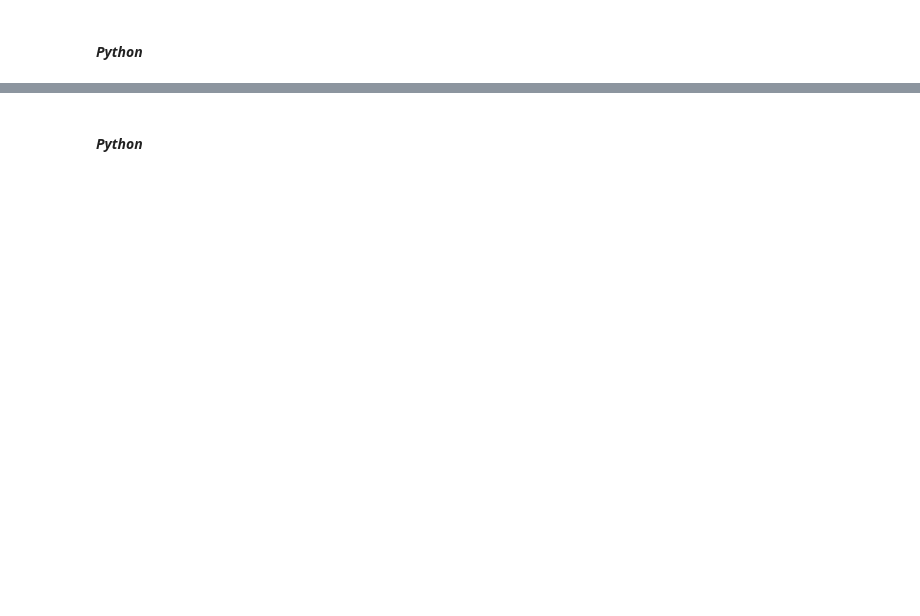
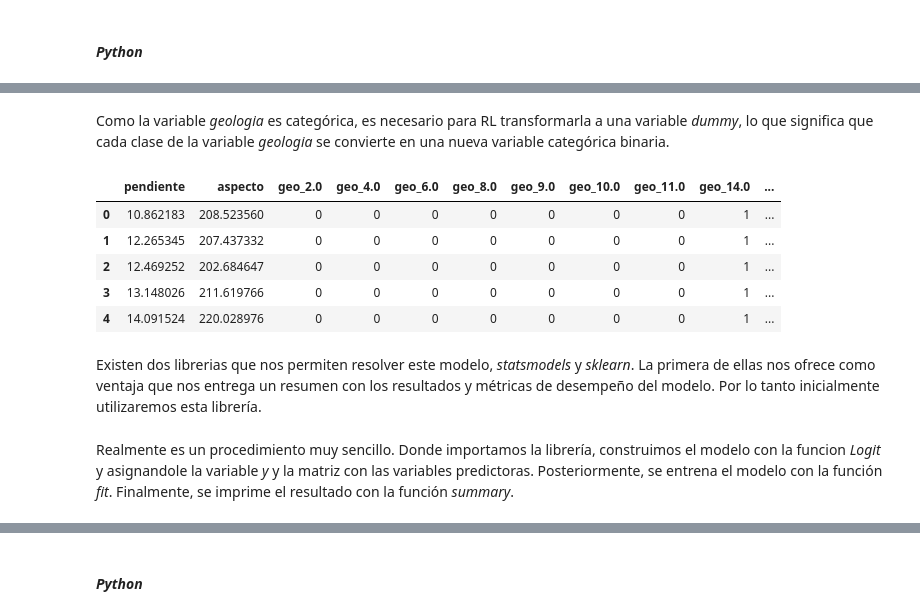
Before and after one commit to edieraristizabal/Libro_cartoGeotecnia, a Jupyter notebook: _sources/08_bivariado.ipynb, the cells around one changed output, grey strips where cells are left out. Drawn from its saved outputs; the diff is of its cells as text; code cells hidden in the pictures; blank space fills up the shorter version.

```diff
--- a/_sources/08_bivariado.ipynb
+++ b/_sources/08_bivariado.ipynb
@@ -1041,0 +1046,7 @@ Ejemplo regresión logística.
+# %%
+from pandas import DataFrame
+d={'inventario':inventario_vector_MenM,'pendiente':pendiente_vector_MenM,'aspecto':aspecto_vector_MenM,'geologia':geologia_vector_MenM}
+df = pd.DataFrame(d)
+X=df.drop("inventario", axis=1)
+y=df['inventario']
+X.head()
@@ -1041,0 +1060,19 @@ Ejemplo regresión logística.
+# %% [markdown]
+Como la variable *geologia* es categórica, es necesario para RL transformarla a una variable *dummy*, lo que significa que cada clase de la variable *geologia* se convierte en una nueva variable categórica binaria.
+# %%
+dummy_geologia=pd.get_dummies(X['geologia'],prefix='geo')
+column_name=X.columns.values.tolist()
+column_name.remove('geologia')
+X1=X[column_name].join(dummy_geologia)
+X1.head()
+# %% [output]
+|  | pendiente | aspecto | geo_2.0 | geo_4.0 | geo_6.0 | geo_8.0 | geo_9.0 | geo_10.0 | geo_11.0 | geo_14.0 | ... |
+| 0 | 10.862183 | 208.523560 | 0 | 0 | 0 | 0 | 0 | 0 | 0 | 1 | ... |
+| 1 | 12.265345 | 207.437332 | 0 | 0 | 0 | 0 | 0 | 0 | 0 | 1 | ... |
+| 2 | 12.469252 | 202.684647 | 0 | 0 | 0 | 0 | 0 | 0 | 0 | 1 | ... |
+| 3 | 13.148026 | 211.619766 | 0 | 0 | 0 | 0 | 0 | 0 | 0 | 1 | ... |
+| 4 | 14.091524 | 220.028976 | 0 | 0 | 0 | 0 | 0 | 0 | 0 | 1 | ... |
+# %% [markdown]
+Existen dos librerias que nos permiten resolver este modelo, *statsmodels* y *sklearn*. La primera de ellas nos ofrece como ventaja que nos entrega un resumen con los resultados y métricas de desempeño del modelo. Por lo tanto inicialmente utilizaremos esta librería.
+# %% [markdown]
+Realmente es un procedimiento muy sencillo. Donde importamos la librería, construimos el modelo con la funcion *Logit* y asignandole la variable *y* y la matriz con las variables predictoras. Posteriormente, se entrena el modelo con la función *fit*. Finalmente, se imprime el resultado con la función *summary*.
```
Also changed, not shown: parts of 23 cells of this notebook, 28 other files.
